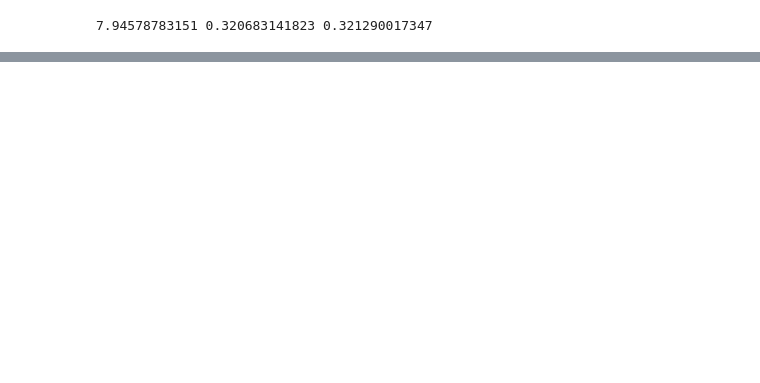
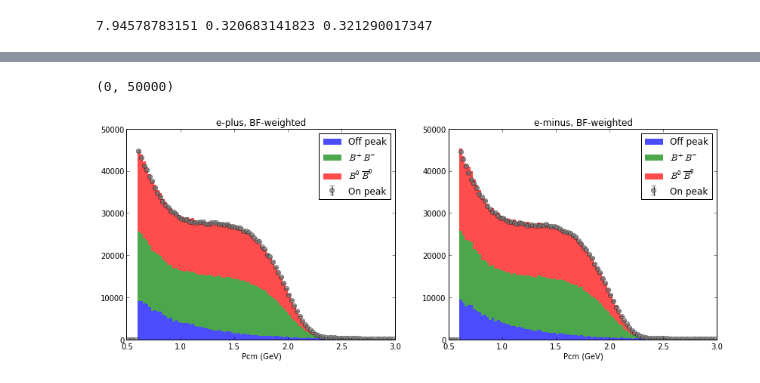
Before and after one commit to gitcheng/dilep_nb, a Jupyter notebook: singlevar_asym.ipynb, the cells around one changed output, grey strips where cells are left out. Saved outputs shown, nothing was run; the diff lists cells and outputs as text; code cells hidden in the pictures; blank space fills up the shorter version.

```diff
--- a/singlevar_asym.ipynb
+++ b/singlevar_asym.ipynb
@@ -216,0 +258,15 @@ for i in xrange(4):
+# %%
+fig= plt.figure(figsize=(14,10))
+# Unweighted pcm
+ax= plt.subplot(221)
+hdicts['pcm-epos-raw-0.6'], bns= rawhistos(dpcm_ep, labels, masks=mkycl_ep, range=pcmrange, title= 'e-plus', xlabel='Pcm (GeV)')
+ax= plt.subplot(222)
+hdicts['pcm-eneg-raw-0.6'], bns= rawhistos(dpcm_en, labels, masks=mkycl_en, range=pcmrange, title= 'e-minus', xlabel='Pcm (GeV)')
+# BF weighted pcm
+ax= plt.subplot(223)
+hdicts['pcm-epos-bfw-0.6'], bns= rawhistos(dpcm_ep, labels, masks=mkycl_ep, warrs= dbfw_ep, range=pcmrange, title= 'e-plus, BF-weighted', xlabel='Pcm (GeV)')
+ax= plt.subplot(224)
+hdicts['pcm-eneg-bfw-0.6'], bns= rawhistos(dpcm_en, labels, masks=mkycl_en, warrs= dbfw_en, range=pcmrange, title= 'e-minus, BF-weighted', xlabel='Pcm (GeV)')
+
+xpcm= mids(bns)
+width_pcm= np.diff(bns)
@@ -216,0 +275,14 @@ for i in xrange(4):
+# %%
+# Stack up to compare with onpeak data after cutting on classifier output
+fig= figure(figsize=(14,5))
+
+# bfweighted
+ax= plt.subplot(121)
+plot_stack(xpcm, hdicts['pcm-epos-bfw-0.6'], width_pcm, labels, const_wgts, dataidx=0, title='e-plus, BF-weighted', xlabel='Pcm (GeV)')
+plt.ylim((0,50000))
+ax= plt.subplot(122)
+plot_stack(xpcm, hdicts['pcm-eneg-bfw-0.6'], width_pcm, labels, const_wgts, dataidx=0, title='e-minus, BF-weighted', xlabel='Pcm (GeV)')
+plt.ylim((0,50000))
+# %% [output]
+(0, 50000)
+[figure, added]
```
Also changed, not shown: parts of 22 cells of this notebook, 2 other files.
